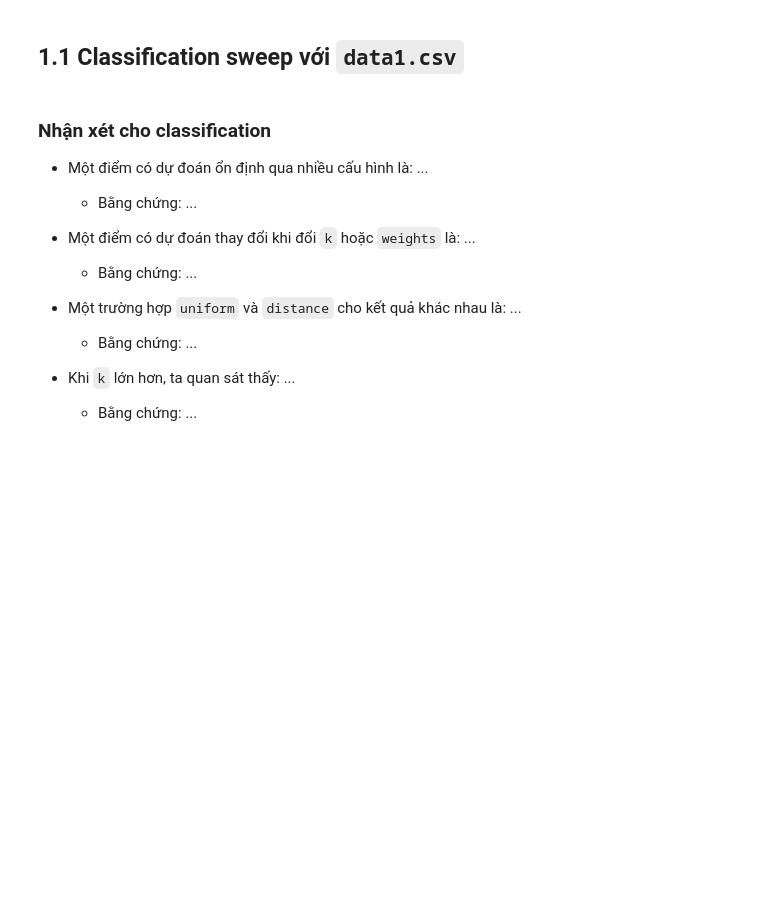
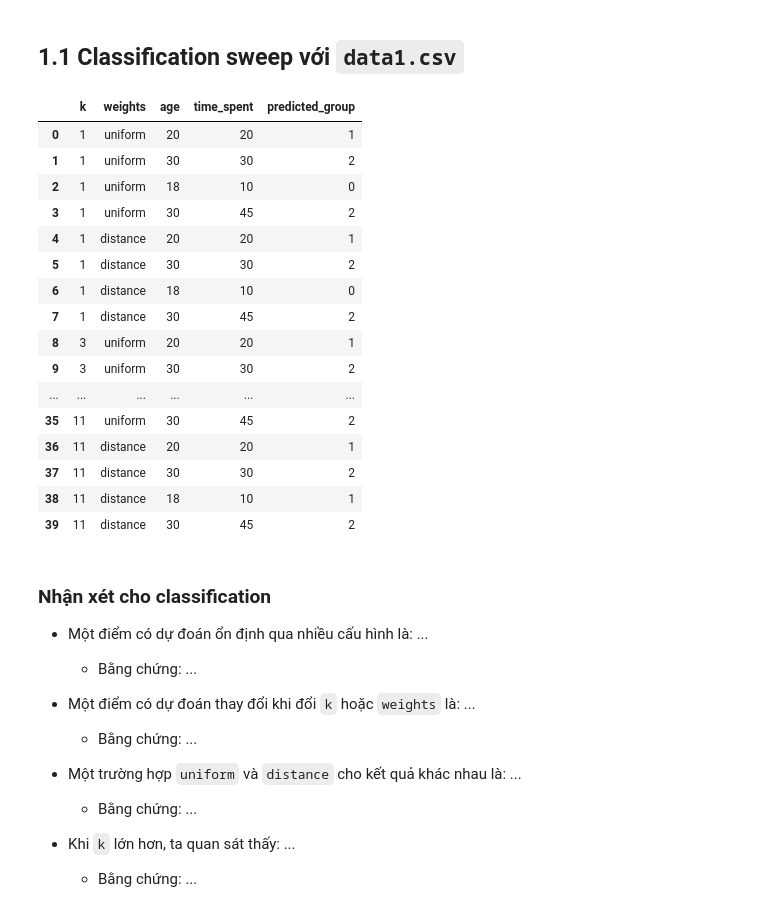
Before and after one commit to anle20/bigO-ml-06, a Jupyter notebook: Lecture02-KNN/homework/Lecture02_hw.ipynb, the cells around one changed output. Saved outputs shown, nothing was run; the diff lists cells and outputs as text; code cells hidden in the pictures; blank space fills up the shorter version.

```diff
--- a/Lecture02-KNN/homework/Lecture02_hw.ipynb
+++ b/Lecture02-KNN/homework/Lecture02_hw.ipynb
@@ -40,25 +40,43 @@ classification_test_points = np.array([
 # %%
 classification_rows = []
 
 for k in k_values:
     for weights in weights_options:
         # *** START CODE HERE ***
-        model = ...
-        model.fit(...)
-        predictions = ...
+        model = KNeighborsClassifier(n_neighbors=k, weights=weights)
+        model.fit(X1, y1)
+        predictions = model.predict(classification_test_points)
         # *** END CODE HERE ***
 
         for point, pred in zip(classification_test_points, predictions):
             classification_rows.append({
                 "k": k,
                 "weights": weights,
                 "age": point[0],
                 "time_spent": point[1],
                 "predicted_group": pred,
             })
 
 classification_results = pd.DataFrame(classification_rows)
 classification_results
+# %% [output]
+|  | k | weights | age | time_spent | predicted_group |
+| 0 | 1 | uniform | 20 | 20 | 1 |
+| 1 | 1 | uniform | 30 | 30 | 2 |
+| 2 | 1 | uniform | 18 | 10 | 0 |
+| 3 | 1 | uniform | 30 | 45 | 2 |
+| 4 | 1 | distance | 20 | 20 | 1 |
+| 5 | 1 | distance | 30 | 30 | 2 |
+| 6 | 1 | distance | 18 | 10 | 0 |
+| 7 | 1 | distance | 30 | 45 | 2 |
+| 8 | 3 | uniform | 20 | 20 | 1 |
+| 9 | 3 | uniform | 30 | 30 | 2 |
+| ... | ... | ... | ... | ... | ... |
+| 35 | 11 | uniform | 30 | 45 | 2 |
+| 36 | 11 | distance | 20 | 20 | 1 |
+| 37 | 11 | distance | 30 | 30 | 2 |
+| 38 | 11 | distance | 18 | 10 | 1 |
+| 39 | 11 | distance | 30 | 45 | 2 |
 # %% [markdown]
 ### Nhận xét cho classification
 
```
Also changed, not shown: parts of 2 cells of this notebook.
